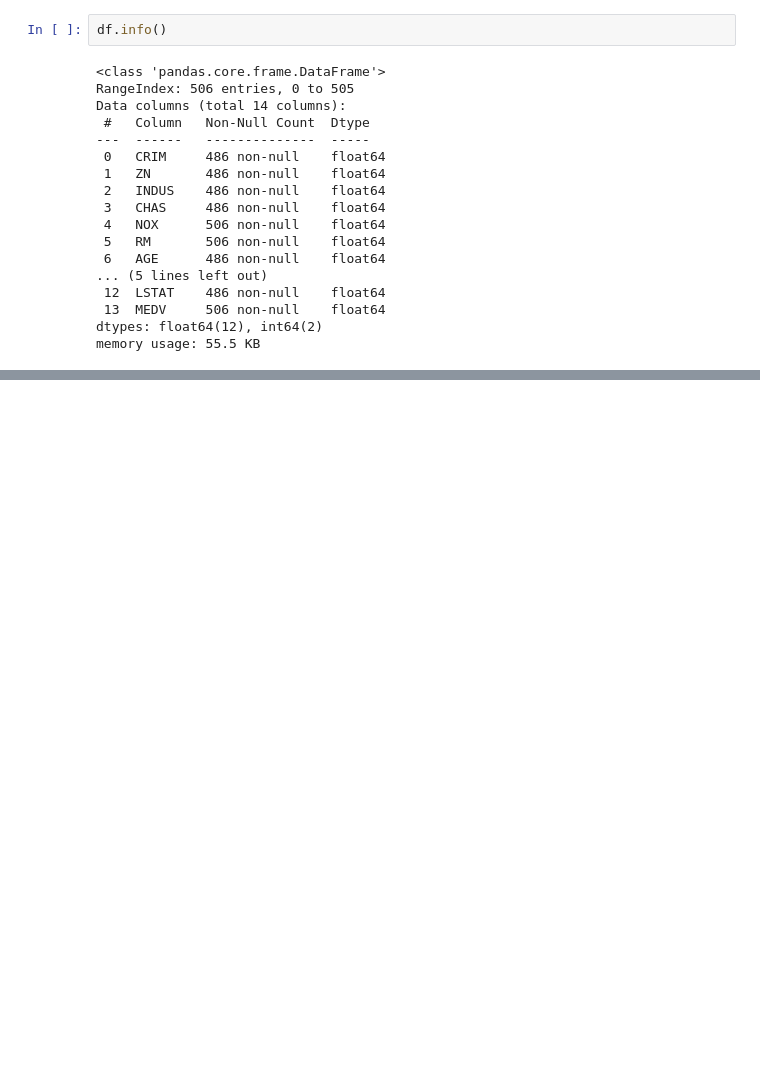
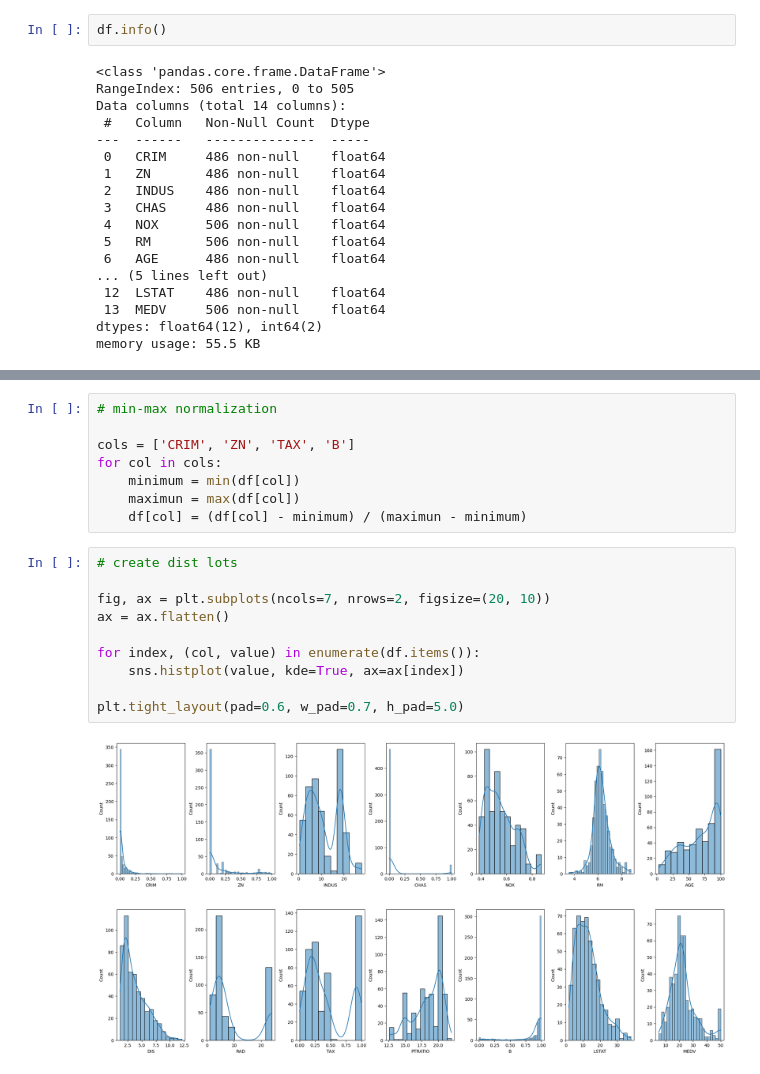
Before and after one commit to ajay8893/house_price_prediction, a Jupyter notebook: house_price_prediction.ipynb, the cells around one changed output, grey strips where cells are left out. Cells and saved outputs as stored; diff of their text form; blank space fills up the shorter version.

```diff
--- a/house_price_prediction.ipynb
+++ b/house_price_prediction.ipynb
@@ -119,0 +122,20 @@ df.describe()
+# %%
+# min-max normalization
+
+cols = ['CRIM', 'ZN', 'TAX', 'B']
+for col in cols:
+    minimum = min(df[col])
+    maximun = max(df[col])
+    df[col] = (df[col] - minimum) / (maximun - minimum)
+# %%
+# create dist lots
+
+fig, ax = plt.subplots(ncols=7, nrows=2, figsize=(20, 10))
+ax = ax.flatten()
+
+for index, (col, value) in enumerate(df.items()):
+    sns.histplot(value, kde=True, ax=ax[index])
+
+plt.tight_layout(pad=0.6, w_pad=0.7, h_pad=5.0)
+# %% [output]
+[figure, added]
```
Also changed, not shown: parts of 25 cells of this notebook.
